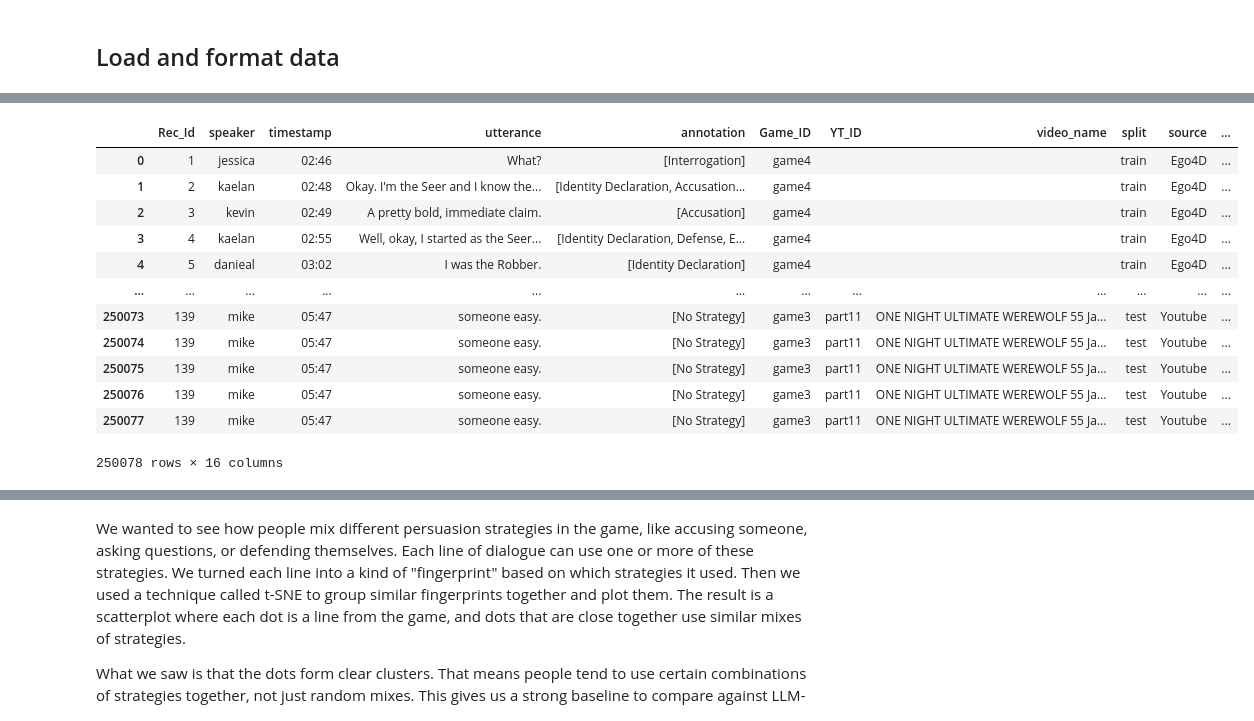
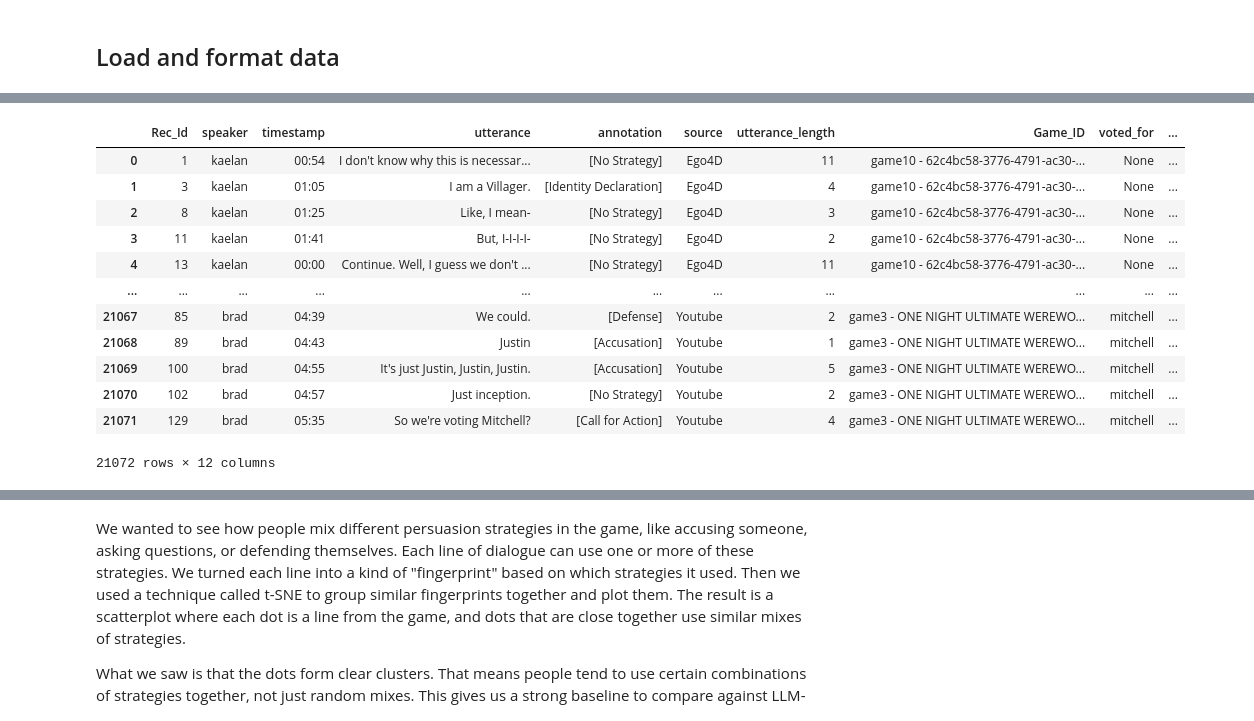
Before and after one commit to CUBoulder-DS/CSCI-5423-Final, a Jupyter notebook: Notebooks/EDA_Werewolf-Among-Us.ipynb, the cells around one changed output, grey strips where cells are left out. Drawn from its saved outputs; the diff is of its cells as text; code cells hidden in the pictures.

Commit message:
Start human and LLM data comparison

```diff
--- a/Notebooks/EDA_Werewolf-Among-Us.ipynb
+++ b/Notebooks/EDA_Werewolf-Among-Us.ipynb
@@ -44,6 +47,7 @@ for path in split_paths:
                 for utt in game["Dialogue"]:
                     utt["Game_ID"] = game["Game_ID"]
                     utt["YT_ID"] = game.get("YT_ID", "")
+                    utt["EG_ID"] = game.get("EG_ID", "")
                     utt["video_name"] = game.get("video_name", "")
                     utt["split"] = os.path.basename(path).replace(".json", "")
                     utt["source"] = "Ego4D" if "Ego4D" in path else "Youtube"
@@ -56,6 +60,6 @@ df['annotation'] = df['annotation'].apply(lambda x: x if isinstance(x, list) els
 df['speaker'] = df['speaker'].str.strip().str.lower()
 df['Game_ID'] = df['Game_ID'].str.strip().str.lower()
 df['source'] = df['source'].str.strip()
-df.head()
+df
 # df.to_csv('df.csv', index=False)
 # %% [output]
@@ -67,0 +79,6 @@ df.head()
+# %%
+## Reformat ID'ing keys to standardize
+df = df.rename(columns={"Game_ID": "GAME_ID_old"})
+df["Game_ID"] = df["GAME_ID_old"] + " - " + df["EG_ID"] + df["video_name"].str.strip()
+df = df.drop(columns=["YT_ID", "EG_ID", "video_name", "split", "GAME_ID_old"], errors="ignore")
+df
@@ -85,5 +116,4 @@ rounds_df
 # %%
-
 # Load all outcome data from previously extracted folders
 outcome_paths = [os.path.join(basepath, x) for x in [
     "Ego4D/vote_outcome_ego4d",
@@ -102,11 +132,16 @@ for path in outcome_paths:
                     votes = game.get("votingOutcome", [])
                     start_roles = game.get("startRoles", [])
                     end_roles = game.get("endRoles", [])
+
+                    # If no werewolf character, skip this game
+                    if not "Werewolf" in start_roles:
+                        continue
+
                     for i, name in enumerate(players):
                         vote_idx = votes[i] if i < len(votes) and votes[i] != "NA" else None
-                        voted_for = players[vote_idx] if isinstance(vote_idx, int) and vote_idx < len(players) else None
+                        voted_for = players[vote_idx].strip().lower() if isinstance(vote_idx, int) and vote_idx < len(players) else None
                         outcomes.append({
-                            "Game_ID": game_id.strip().lower(),
+                            "Game_ID": f"{game_id.strip().lower()} - {filename.strip('.json')}",
                             "speaker": name.strip().lower(),
                             "source": src,
                             "voted_for": voted_for,
@@ -135,13 +224,17 @@ outcome_df
 # %%
 
 # Merge using stricter keys
-merged_df = df.merge(outcome_df, on=["Game_ID", "speaker", "source"], how="left")
+merged_df = df.merge(outcome_df, on=["Game_ID", "speaker", "source"], how="inner")
 
-# Add survival column
-merged_df['survived'] = merged_df['start_role'] == merged_df['end_role']
-merged_df.head()
+# # Add survival column
+# merged_df['survived'] = merged_df['start_role'] == merged_df['end_role']
+# merged_df.head()
 # merged_df.to_csv('merged_df.csv', index=False)
+
 print(merged_df.describe(), merged_df.info())
+
+merged_df.to_csv(out_path + '/alltext.csv', index=False)
+
 merged_df
 # %% [output]
 <class 'pandas.core.frame.DataFrame'>
@@ -164,16 +257,16 @@ max       403.000000        310.000000 None
-|  | Rec_Id | speaker | timestamp | utterance | annotation | Game_ID | YT_ID | video_name | split | source | ... |
-| 0 | 1 | jessica | 02:46 | What? | [Interrogation] | game4 |  |  | train | Ego4D | ... |
-| 1 | 2 | kaelan | 02:48 | Okay. I'm the Seer and I know the... | [Identity Declaration, Accusation... | game4 |  |  | train | Ego4D | ... |
-| 2 | 3 | kevin | 02:49 | A pretty bold, immediate claim. | [Accusation] | game4 |  |  | train | Ego4D | ... |
-| 3 | 4 | kaelan | 02:55 | Well, okay, I started as the Seer... | [Identity Declaration, Defense, E... | game4 |  |  | train | Ego4D | ... |
-| 4 | 5 | danieal | 03:02 | I was the Robber. | [Identity Declaration] | game4 |  |  | train | Ego4D | ... |
-| ... | ... | ... | ... | ... | ... | ... | ... | ... | ... | ... | ... |
-| 250073 | 139 | mike | 05:47 | someone easy. | [No Strategy] | game3 | part11 | ONE NIGHT ULTIMATE WEREWOLF 55 Ja... | test | Youtube | ... |
-| 250074 | 139 | mike | 05:47 | someone easy. | [No Strategy] | game3 | part11 | ONE NIGHT ULTIMATE WEREWOLF 55 Ja... | test | Youtube | ... |
-| 250075 | 139 | mike | 05:47 | someone easy. | [No Strategy] | game3 | part11 | ONE NIGHT ULTIMATE WEREWOLF 55 Ja... | test | Youtube | ... |
-| 250076 | 139 | mike | 05:47 | someone easy. | [No Strategy] | game3 | part11 | ONE NIGHT ULTIMATE WEREWOLF 55 Ja... | test | Youtube | ... |
-| 250077 | 139 | mike | 05:47 | someone easy. | [No Strategy] | game3 | part11 | ONE NIGHT ULTIMATE WEREWOLF 55 Ja... | test | Youtube | ... |
+|  | Rec_Id | speaker | timestamp | utterance | annotation | source | utterance_length | Game_ID | voted_for | ... |
+| 0 | 1 | kaelan | 00:54 | I don't know why this is necessar... | [No Strategy] | Ego4D | 11 | game10 - 62c4bc58-3776-4791-ac30-... | None | ... |
+| 1 | 3 | kaelan | 01:05 | I am a Villager. | [Identity Declaration] | Ego4D | 4 | game10 - 62c4bc58-3776-4791-ac30-... | None | ... |
+| 2 | 8 | kaelan | 01:25 | Like, I mean- | [No Strategy] | Ego4D | 3 | game10 - 62c4bc58-3776-4791-ac30-... | None | ... |
+| 3 | 11 | kaelan | 01:41 | But, I-I-I-I- | [No Strategy] | Ego4D | 2 | game10 - 62c4bc58-3776-4791-ac30-... | None | ... |
+| 4 | 13 | kaelan | 00:00 | Continue. Well, I guess we don't ... | [No Strategy] | Ego4D | 11 | game10 - 62c4bc58-3776-4791-ac30-... | None | ... |
+| ... | ... | ... | ... | ... | ... | ... | ... | ... | ... | ... |
+| 21067 | 85 | brad | 04:39 | We could. | [Defense] | Youtube | 2 | game3 - ONE NIGHT ULTIMATE WEREWO... | mitchell | ... |
+| 21068 | 89 | brad | 04:43 | Justin | [Accusation] | Youtube | 1 | game3 - ONE NIGHT ULTIMATE WEREWO... | mitchell | ... |
+| 21069 | 100 | brad | 04:55 | It's just Justin, Justin, Justin. | [Accusation] | Youtube | 5 | game3 - ONE NIGHT ULTIMATE WEREWO... | mitchell | ... |
+| 21070 | 102 | brad | 04:57 | Just inception. | [No Strategy] | Youtube | 2 | game3 - ONE NIGHT ULTIMATE WEREWO... | mitchell | ... |
+| 21071 | 129 | brad | 05:35 | So we're voting Mitchell? | [Call for Action] | Youtube | 4 | game3 - ONE NIGHT ULTIMATE WEREWO... | mitchell | ... |
-250078 rows × 16 columns
+21072 rows × 12 columns
 # %%
 
 # Explode annotation for per-strategy view
```
Also changed, not shown: parts of 20 cells of this notebook, 9 other files.
